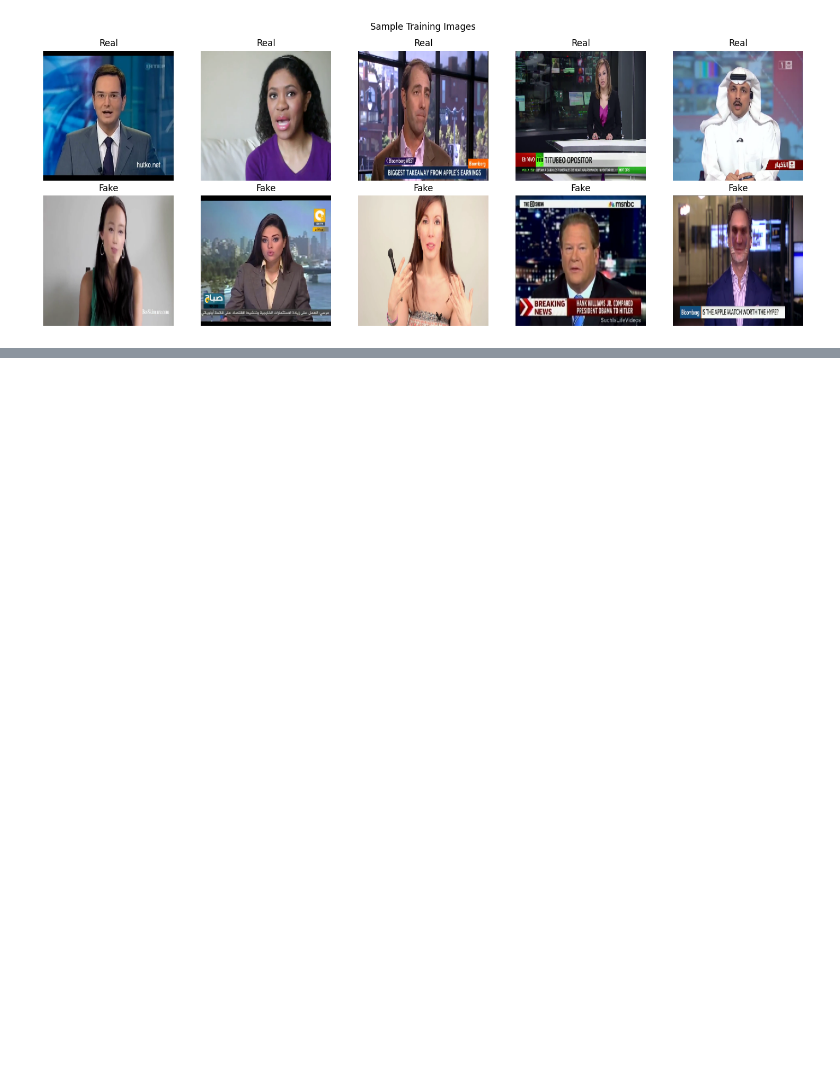
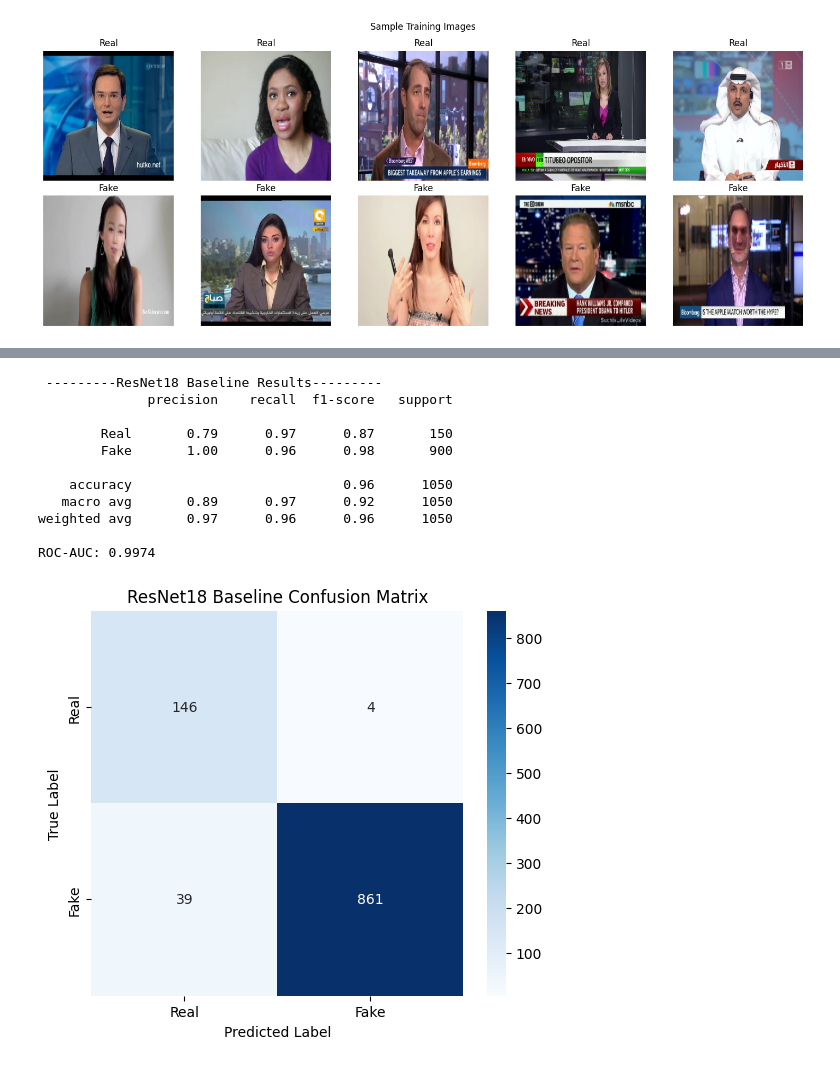
Before and after one commit to rino-genistus/DeepFake-Detection, a Jupyter notebook: deepfake_detection.ipynb, the cells around one changed output, grey strips where cells are left out. Cells and saved outputs as stored; diff of their text form; code cells hidden in the pictures; blank space fills up the shorter version.

Commit message:
Kaggle Notebook | Deepfake Detection | ResNet18 Baseline completed

```diff
--- a/deepfake_detection.ipynb
+++ b/deepfake_detection.ipynb
@@ -247,9 +247,9 @@ train_dataset = DeepfakeDataset(X_train, y_train, train_transform)
 test_dataset = DeepfakeDataset(X_test, y_test, test_transform)
 validate_dataset = DeepfakeDataset(X_val, y_val, test_transform)
 
-trainLoader = DataLoader(train_dataset, batch_size=32, num_workers=2, shuffle=True)
-testLoader = DataLoader(test_dataset, batch_size=32, num_workers=2, shuffle=False)
-validateLoader = DataLoader(validate_dataset, batch_size=32, num_workers=2, shuffle=False)
+train_dataloader = DataLoader(train_dataset, batch_size=32, num_workers=2, shuffle=True)
+test_dataloader = DataLoader(test_dataset, batch_size=32, num_workers=2, shuffle=False)
+validate_dataloader = DataLoader(validate_dataset, batch_size=32, num_workers=2, shuffle=False)
 
 print(f"Train batches: {len(trainLoader)}")
 print(f"Val batches:   {len(validateLoader)}")
@@ -258,7 +258,7 @@ print(f"Test batches:  {len(testLoader)}")
 images, labels_batch = next(iter(trainLoader))
 print(f"Batch image shape: {images.shape}")
 print(f"Batch label shape: {labels_batch.shape}")
-print(f"Label values: {labels_batch.unique()}")
+print(f"Label values: {labels_batch[:5]}")
 # %% [output]
 Train batches: 154
 Val batches:   33
@@ -268,0 +357,9 @@ Label values: tensor([0, 1])
+# %%
+baseline_model, baseline_history=train_model(
+    baseline_model,
+    train_dataloader,
+    validate_dataloader,
+    epochs=10,
+    learning_rate=1e-4,
+    model_name='resnet18_baseline'
+)
@@ -268,0 +381,50 @@ Label values: tensor([0, 1])
+# %%
+from sklearn.metrics import (accuracy_score, f1_score, roc_auc_score, confusion_matrix, classification_report)
+import seaborn as sns
+
+def evaluate_model(model, test_dataloader, model_name='model'):
+    model.eval() #Set model mode to Eval
+    all_predictions = []
+    all_labels = []
+    all_probabilities = []
+
+    with torch.no_grad():
+        for images, labels in test_dataloader:
+            images = images.to(device)
+            outputs = model(images)
+            probabilities = torch.softmax(outputs, dim=1)[:, 1]
+            predictions = outputs.argmax(1)
+            all_predictions.extend(predictions.cpu().numpy())
+            all_labels.extend(labels.numpy())
+            all_probabilities.extend(probabilities.cpu().numpy())
+
+    print(f"\n ---------{model_name} Results---------")
+    print(classification_report(all_labels, all_predictions, target_names=['Real', 'Fake']))
+    print(f"ROC-AUC: {roc_auc_score(all_labels, all_probabilities):.4f}")
+
+    #Confusion Matrix
+    cm = confusion_matrix(all_labels, all_predictions)
+    plt.figure(figsize=(6,5))
+    sns.heatmap(cm, annot=True, fmt='d', xticklabels=['Real', 'Fake'], yticklabels=['Real', 'Fake'], cmap='Blues')
+    plt.title(f"{model_name} Confusion Matrix")
+    plt.ylabel("True Label")
+    plt.xlabel("Predicted Label")
+    plt.savefig(f"/kaggle/working/{model_name}_confusion_matrix.png")
+    plt.show()
+
+    return all_predictions, all_labels, all_probabilities
+
+baseline_predictions, baseline_labels, baseline_probabilities = evaluate_model(baseline_model, test_dataloader, 'ResNet18 Baseline')
+# %% [output]
+ ---------ResNet18 Baseline Results---------
+              precision    recall  f1-score   support
+
+        Real       0.79      0.97      0.87       150
+        Fake       1.00      0.96      0.98       900
+
+    accuracy                           0.96      1050
+   macro avg       0.89      0.97      0.92      1050
+weighted avg       0.97      0.96      0.96      1050
+
+ROC-AUC: 0.9974
+[figure, added]
```
Also changed, not shown: parts of 4 cells of this notebook.
